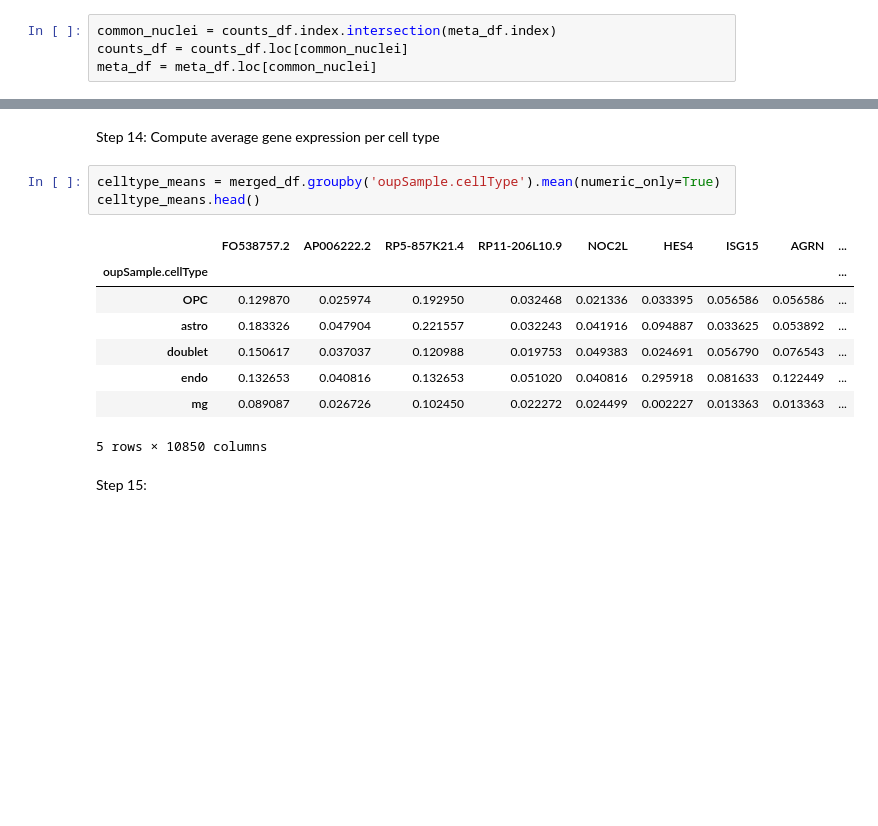
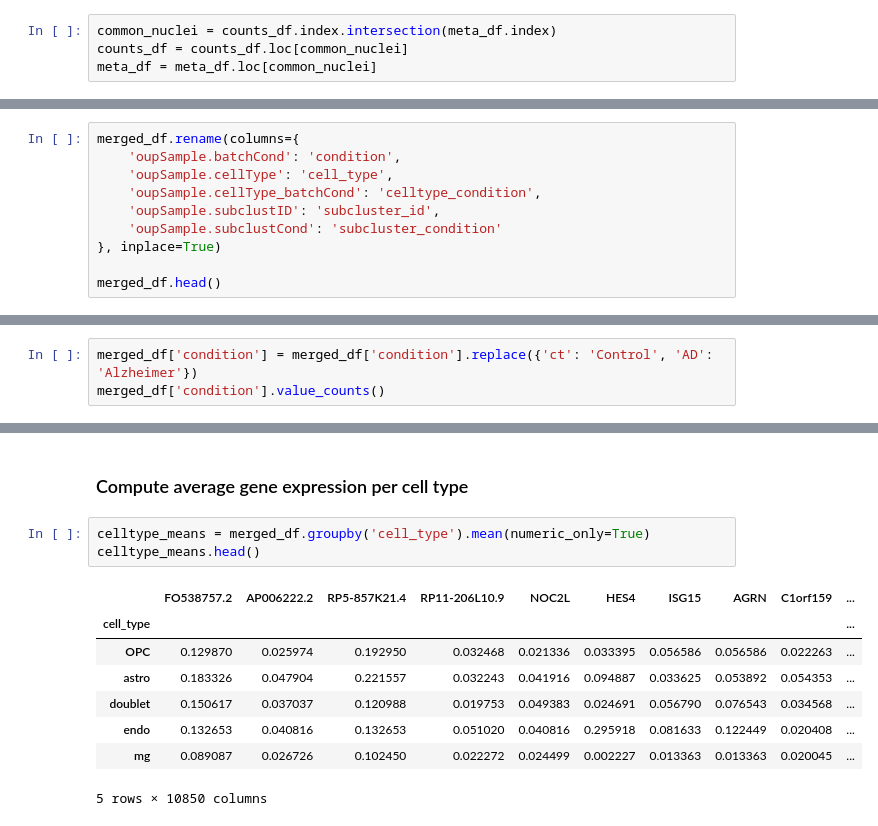
Before and after one commit to oliviamohning/alzheimers-scrnaseq, a Jupyter notebook: notebooks/alzheimers_snrna_analysis.ipynb, the cells around one changed output, grey strips where cells are left out. Drawn from its saved outputs; the diff is of its cells as text; blank space fills up the shorter version.

```diff
--- a/notebooks/alzheimers_snrna_analysis.ipynb
+++ b/notebooks/alzheimers_snrna_analysis.ipynb
@@ -153,0 +146,10 @@ Step 13: Check how many nuclei of each cell type are present
+# %%
+merged_df.rename(columns={
+    'oupSample.batchCond': 'condition',
+    'oupSample.cellType': 'cell_type',
+    'oupSample.cellType_batchCond': 'celltype_condition',
+    'oupSample.subclustID': 'subcluster_id',
+    'oupSample.subclustCond': 'subcluster_condition'
+}, inplace=True)
+
+merged_df.head()
@@ -153,0 +166,3 @@ Step 13: Check how many nuclei of each cell type are present
+# %%
+merged_df['condition'] = merged_df['condition'].replace({'ct': 'Control', 'AD': 'Alzheimer'})
+merged_df['condition'].value_counts()
@@ -167,16 +236,14 @@ Name: count, dtype: int64
 # %% [markdown]
-Step 14: Compute average gene expression per cell type
+### Compute average gene expression per cell type
 # %%
-celltype_means = merged_df.groupby('oupSample.cellType').mean(numeric_only=True)
+celltype_means = merged_df.groupby('cell_type').mean(numeric_only=True)
 celltype_means.head()
 # %% [output]
-|  | FO538757.2 | AP006222.2 | RP5-857K21.4 | RP11-206L10.9 | NOC2L | HES4 | ISG15 | AGRN | ... |
-| oupSample.cellType |  |  |  |  |  |  |  |  | ... |
-| OPC | 0.129870 | 0.025974 | 0.192950 | 0.032468 | 0.021336 | 0.033395 | 0.056586 | 0.056586 | ... |
-| astro | 0.183326 | 0.047904 | 0.221557 | 0.032243 | 0.041916 | 0.094887 | 0.033625 | 0.053892 | ... |
-| doublet | 0.150617 | 0.037037 | 0.120988 | 0.019753 | 0.049383 | 0.024691 | 0.056790 | 0.076543 | ... |
-| endo | 0.132653 | 0.040816 | 0.132653 | 0.051020 | 0.040816 | 0.295918 | 0.081633 | 0.122449 | ... |
-| mg | 0.089087 | 0.026726 | 0.102450 | 0.022272 | 0.024499 | 0.002227 | 0.013363 | 0.013363 | ... |
+|  | FO538757.2 | AP006222.2 | RP5-857K21.4 | RP11-206L10.9 | NOC2L | HES4 | ISG15 | AGRN | C1orf159 | ... |
+| cell_type |  |  |  |  |  |  |  |  |  | ... |
+| OPC | 0.129870 | 0.025974 | 0.192950 | 0.032468 | 0.021336 | 0.033395 | 0.056586 | 0.056586 | 0.022263 | ... |
+| astro | 0.183326 | 0.047904 | 0.221557 | 0.032243 | 0.041916 | 0.094887 | 0.033625 | 0.053892 | 0.054353 | ... |
+| doublet | 0.150617 | 0.037037 | 0.120988 | 0.019753 | 0.049383 | 0.024691 | 0.056790 | 0.076543 | 0.034568 | ... |
+| endo | 0.132653 | 0.040816 | 0.132653 | 0.051020 | 0.040816 | 0.295918 | 0.081633 | 0.122449 | 0.020408 | ... |
+| mg | 0.089087 | 0.026726 | 0.102450 | 0.022272 | 0.024499 | 0.002227 | 0.013363 | 0.013363 | 0.020045 | ... |
 5 rows × 10850 columns
-# %% [markdown]
-Step 15:
```
Also changed, not shown: parts of 26 cells of this notebook.
